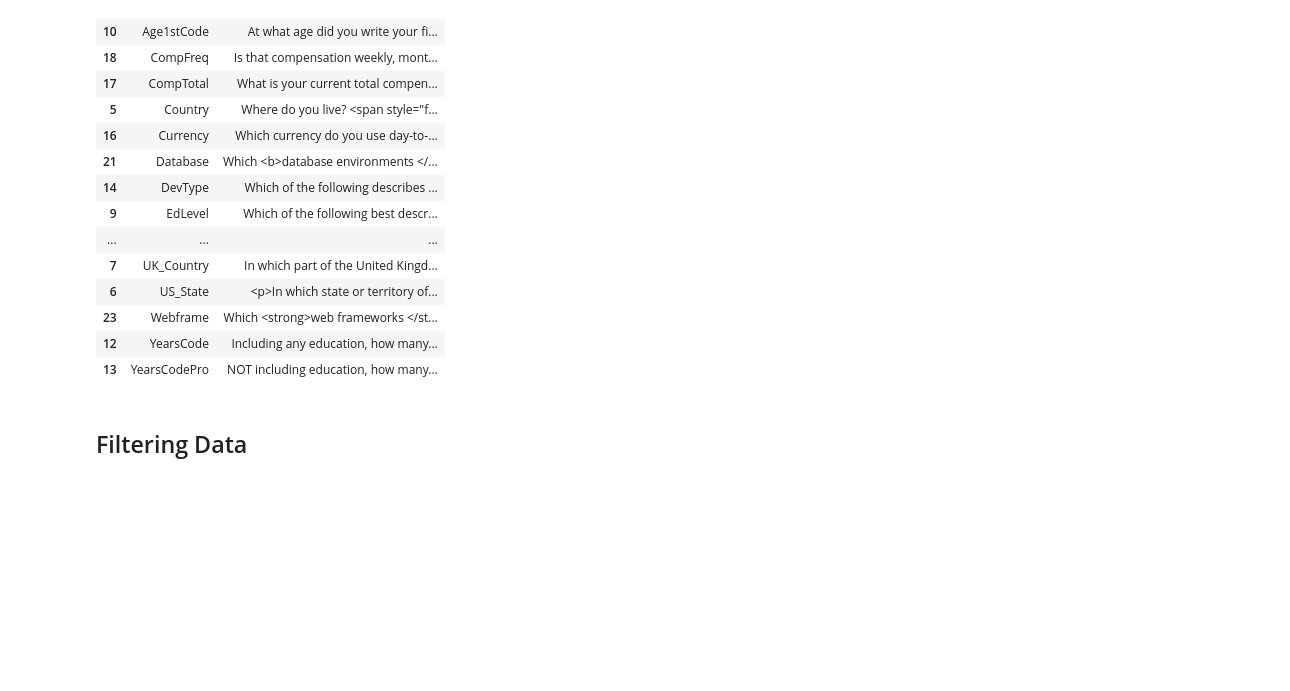
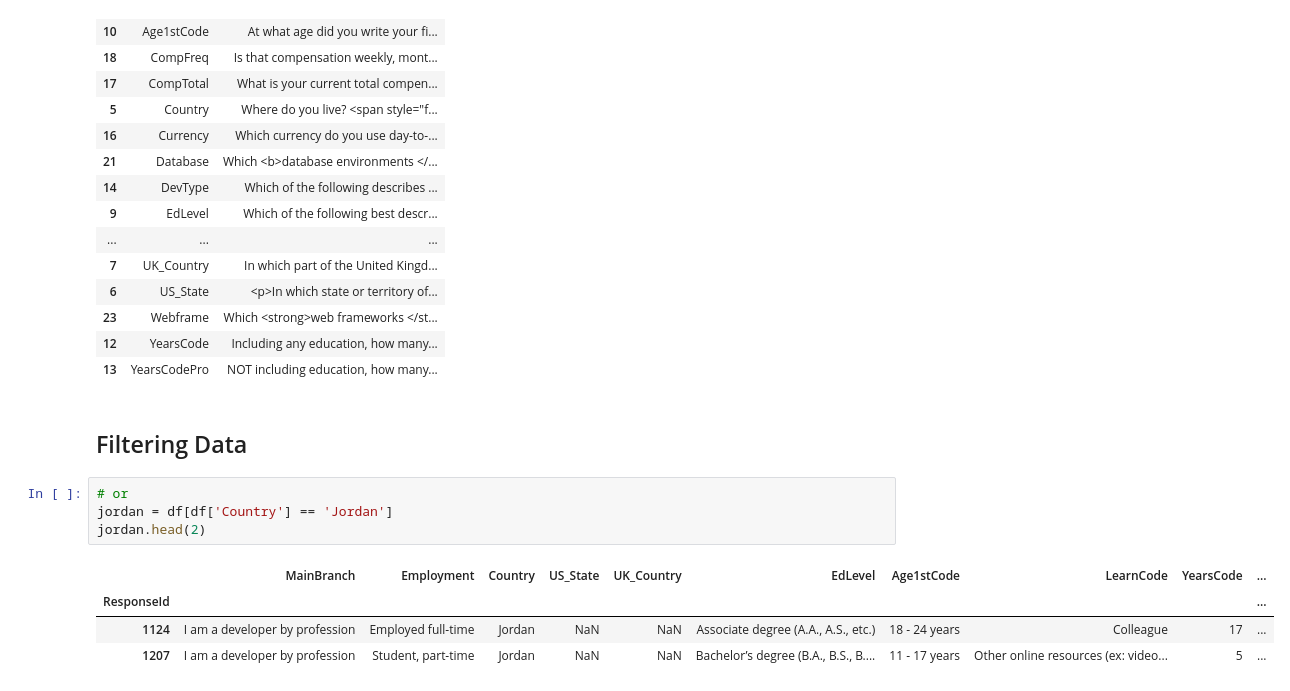
Before and after one commit to emad-almajdalawi/temp, a Jupyter notebook: pandas_demo.ipynb, the cells around one changed output. Saved outputs shown, nothing was run; the diff lists cells and outputs as text; blank space fills up the shorter version.

```diff
--- a/pandas_demo.ipynb
+++ b/pandas_demo.ipynb
@@ -300,4 +305,13 @@ df_schema[['qname', 'question']].sort_values(by=['qname'], ascending=True)
 | 13 | YearsCodePro | NOT including education, how many... |
 # %% [markdown]
 ## Filtering Data
+# %%
+# or
+jordan = df[df['Country'] == 'Jordan']
+jordan.head(2)
+# %% [output]
+|  | MainBranch | Employment | Country | US_State | UK_Country | EdLevel | Age1stCode | LearnCode | YearsCode | ... |
+| ResponseId |  |  |  |  |  |  |  |  |  | ... |
+| 1124 | I am a developer by profession | Employed full-time | Jordan | NaN | NaN | Associate degree (A.A., A.S., etc.) | 18 - 24 years | Colleague | 17 | ... |
+| 1207 | I am a developer by profession | Student, part-time | Jordan | NaN | NaN | Bachelor’s degree (B.A., B.S., B.... | 11 - 17 years | Other online resources (ex: video... | 5 | ... |
 # %%
```
Also changed, not shown: parts of 10 cells of this notebook.
